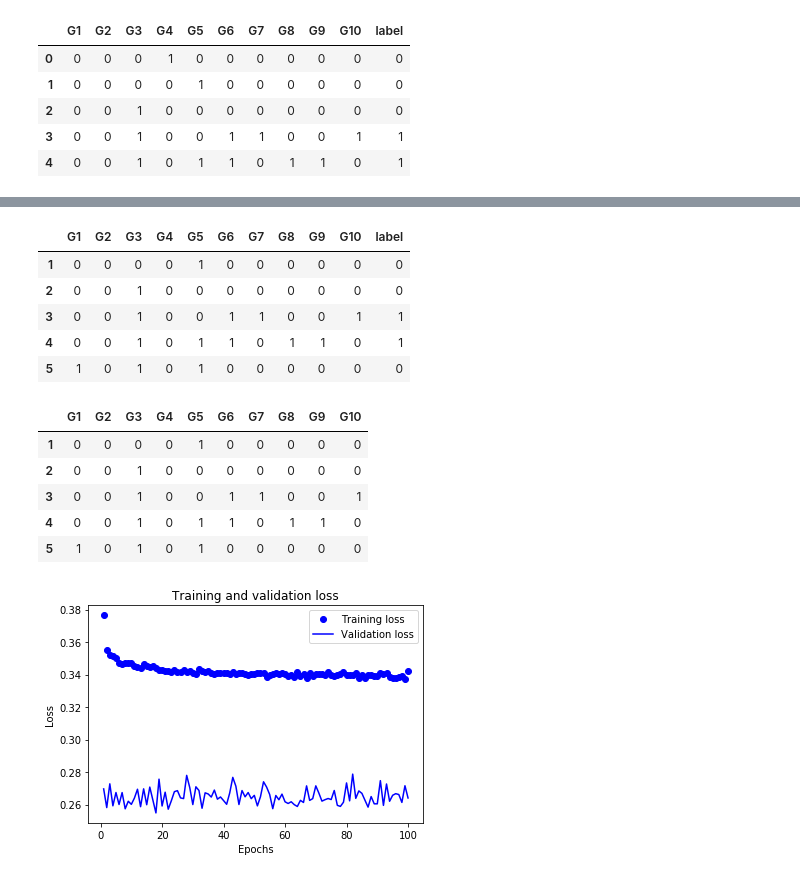
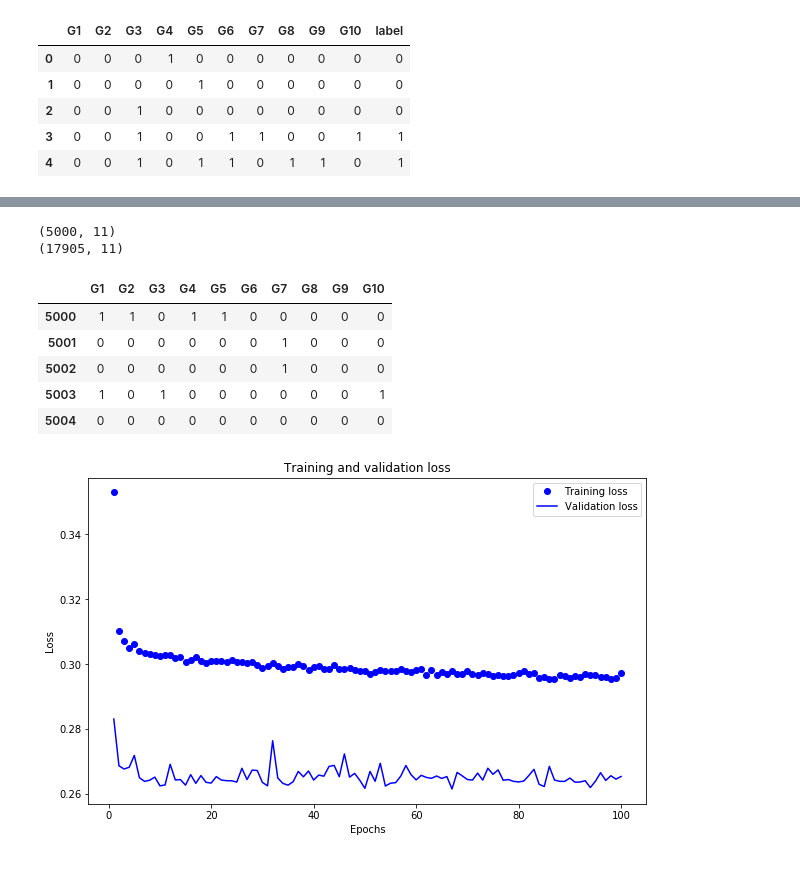
Before and after one commit to bgweber/StartupDataScience, a Jupyter notebook: DeepLearning/Keras_Binary_Classifier.ipynb, the cells around one changed output, grey strips where cells are left out. Drawn from its saved outputs; the diff is of its cells as text; code cells hidden in the pictures.

```diff
--- a/DeepLearning/Keras_Binary_Classifier.ipynb
+++ b/DeepLearning/Keras_Binary_Classifier.ipynb
@@ -15,6 +19,3 @@ df.head()
 | 2 | 0 | 0 | 1 | 0 | 0 | 0 | 0 | 0 | 0 | 0 | 0 |
 | 3 | 0 | 0 | 1 | 0 | 0 | 1 | 1 | 0 | 0 | 1 | 1 |
 | 4 | 0 | 0 | 1 | 0 | 1 | 1 | 0 | 1 | 1 | 0 | 1 |
-# %%
-df = pd.read_csv("games.csv")
-df.head()
@@ -28,42 +22,29 @@ df.head()
 # %%
-train = df[1:15000]
-test = df[15001:22900]
+train = df[5000:]
+test = df[:5000]
 
-test.head()
-train.head()
+print(test.shape)
+print(train.shape)
 # %% [output]
-|  | G1 | G2 | G3 | G4 | G5 | G6 | G7 | G8 | G9 | G10 | label |
-| 1 | 0 | 0 | 0 | 0 | 1 | 0 | 0 | 0 | 0 | 0 | 0 |
-| 2 | 0 | 0 | 1 | 0 | 0 | 0 | 0 | 0 | 0 | 0 | 0 |
-| 3 | 0 | 0 | 1 | 0 | 0 | 1 | 1 | 0 | 0 | 1 | 1 |
-| 4 | 0 | 0 | 1 | 0 | 1 | 1 | 0 | 1 | 1 | 0 | 1 |
-| 5 | 1 | 0 | 1 | 0 | 1 | 0 | 0 | 0 | 0 | 0 | 0 |
+(5000, 11)
+(17905, 11)
+# %%
+x = train.drop(['label'], axis=1)
+y = train['label']
+x.head()
+# %% [output]
+|  | G1 | G2 | G3 | G4 | G5 | G6 | G7 | G8 | G9 | G10 |
+| 5000 | 1 | 1 | 0 | 1 | 1 | 0 | 0 | 0 | 0 | 0 |
+| 5001 | 0 | 0 | 0 | 0 | 0 | 0 | 1 | 0 | 0 | 0 |
+| 5002 | 0 | 0 | 0 | 0 | 0 | 0 | 1 | 0 | 0 | 0 |
+| 5003 | 1 | 0 | 1 | 0 | 0 | 0 | 0 | 0 | 0 | 1 |
+| 5004 | 0 | 0 | 0 | 0 | 0 | 0 | 0 | 0 | 0 | 0 |
 # %%
-from keras import models
-from keras import layers
-
 model = models.Sequential()
 model.add(layers.Dense(64, activation='relu', input_shape=(10,)))
 model.add(layers.Dropout(0.1))
 model.add(layers.Dense(64, activation='relu'))
-model.add(layers.Dense(500, activation='relu'))
 model.add(layers.Dropout(0.1))
 model.add(layers.Dense(64, activation='relu'))
-#model.add(layers.Dense(46, activation='softmax'))
-#  layer_dense(units = 1, activation = "sigmoid")
 model.add(layers.Dense(1, activation='sigmoid'))
-# %%
-#iris.training = normalize(as.matrix(train[,1:ncol(train) - 1]))
-#iris.trainLabels = train$label
-
-x = train.drop(['label'], axis=1)
-y = train['label']
-x.head()
-# %% [output]
-|  | G1 | G2 | G3 | G4 | G5 | G6 | G7 | G8 | G9 | G10 |
-| 1 | 0 | 0 | 0 | 0 | 1 | 0 | 0 | 0 | 0 | 0 |
-| 2 | 0 | 0 | 1 | 0 | 0 | 0 | 0 | 0 | 0 | 0 |
-| 3 | 0 | 0 | 1 | 0 | 0 | 1 | 1 | 0 | 0 | 1 |
-| 4 | 0 | 0 | 1 | 0 | 1 | 1 | 0 | 1 | 1 | 0 |
-| 5 | 1 | 0 | 1 | 0 | 1 | 0 | 0 | 0 | 0 | 0 |
 # %%
@@ -86,21 +64,18 @@ history = model.fit(x,
                     validation_split = .2,
                     verbose=0)
 # %%
-import matplotlib.pyplot as plt
-
 loss = history.history['loss']
 val_loss = history.history['val_loss']
-
 epochs = range(1, len(loss) + 1)
 
+plt.figure(figsize=(10,6))
 plt.plot(epochs, loss, 'bo', label='Training loss')
 plt.plot(epochs, val_loss, 'b', label='Validation loss')
 plt.title('Training and validation loss')
 plt.xlabel('Epochs')
 plt.ylabel('Loss')
 plt.legend()
-
 plt.show()
 # %% [output]
-[figure, old version]
+[figure, new version]
 # %%
```
Also changed, not shown: parts of 7 cells of this notebook.
